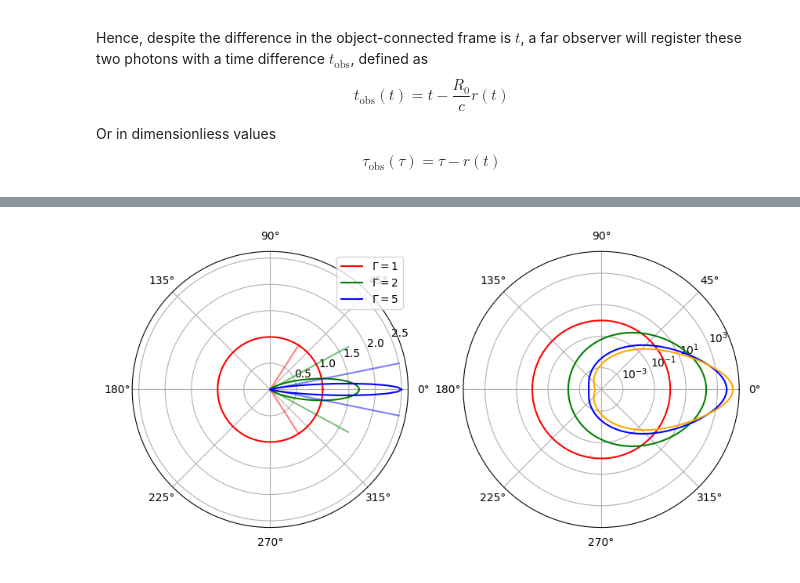
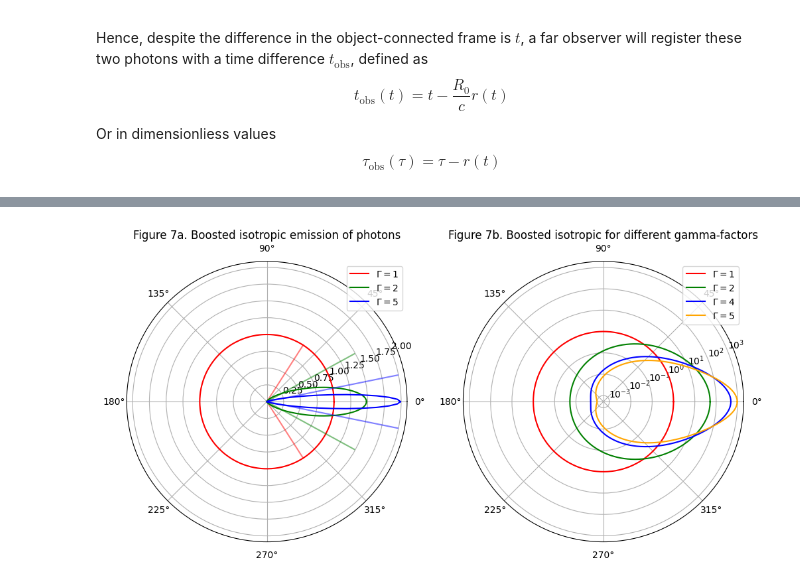
Before and after one commit to KleimenovM/GRBRemnant, a Jupyter notebook: Kleimenov_Schwenkreis_-_Gamma-ray_birsts.ipynb, the cells around one changed output, grey strips where cells are left out. Cells and saved outputs as stored; diff of their text form; code cells hidden in the pictures.

```diff
--- a/Kleimenov_Schwenkreis_-_Gamma-ray_birsts.ipynb
+++ b/Kleimenov_Schwenkreis_-_Gamma-ray_birsts.ipynb
@@ -401,30 +412,33 @@ Hence, $ \dfrac{dI}{d\Omega}\Bigg|_\mathrm{obs} = \dfrac{dI_\mathrm{obs}}{dI_\ma
 # %%
-def final_dist(in_dist, gm, th):
+def d_function(gm, th):
     beta = np.sqrt(1 - gm**(-2))
-    return in_dist * (gm * (1 - beta * np.cos(th)))**(-4)
+    return (gm * (1 - beta * np.cos(th)))**(-1)
 # %%
 thetas = np.linspace(0, 2 * np.pi, 360)
 gammas = [1, 2, 5]
 
-plt.figure(figsize=(10, 6))
+plt.figure(figsize=(12, 6))
 plt.subplot(1, 2, 1, projection='polar')
+plt.title("Figure 7a. Boosted isotropic emission of photons")
 colors = ['red', 'green', 'blue', 'orange', 'magenta', 'cyan']
 for i, g in enumerate(gammas):
-    f_dist_i = final_dist(1, g, thetas)
+    f_dist_i = d_function(g, thetas)**3
     f_dist_i /= (max(f_dist_i))**0.9
     plt.plot(thetas, f_dist_i, label=r'$\Gamma = $'f'{g}', color=colors[i])
     plt.plot(1/g * np.ones(1000), 10**np.linspace(-10, np.log10(max(f_dist_i)), 1000), color=colors[i], alpha=.5)
     plt.plot(-1/g * np.ones(1000), 10**np.linspace(-10, np.log10(max(f_dist_i)), 1000), color=colors[i], alpha=.5)
     # plt.yscale('log')
 plt.legend()
 
 gammas = [1, 2, 4, 5]
 plt.subplot(1, 2, 2, projection='polar')
+plt.title("Figure 7b. Boosted isotropic for different gamma-factors")
 for i, g in enumerate(gammas):
-    f_dist_i = final_dist(1, g, thetas)
+    f_dist_i = d_function(g, thetas)**3
     plt.plot(thetas, f_dist_i, label=r'$\Gamma = $'f'{g}', color=colors[i])
     plt.yscale('log')
 
+plt.legend()
 plt.show()
 # %% [output]
-[figure, old version]
+[figure, new version]
```
Also changed, not shown: parts of 19 cells of this notebook.
